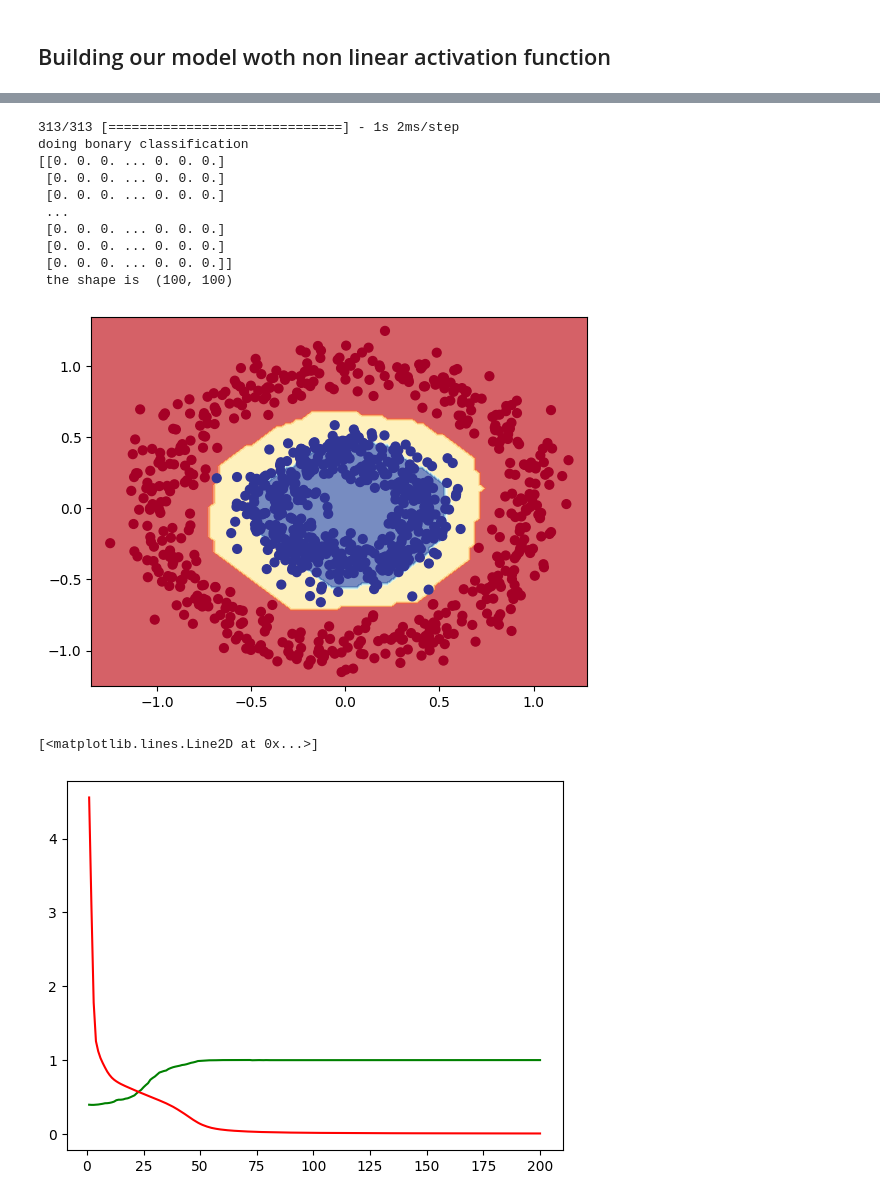
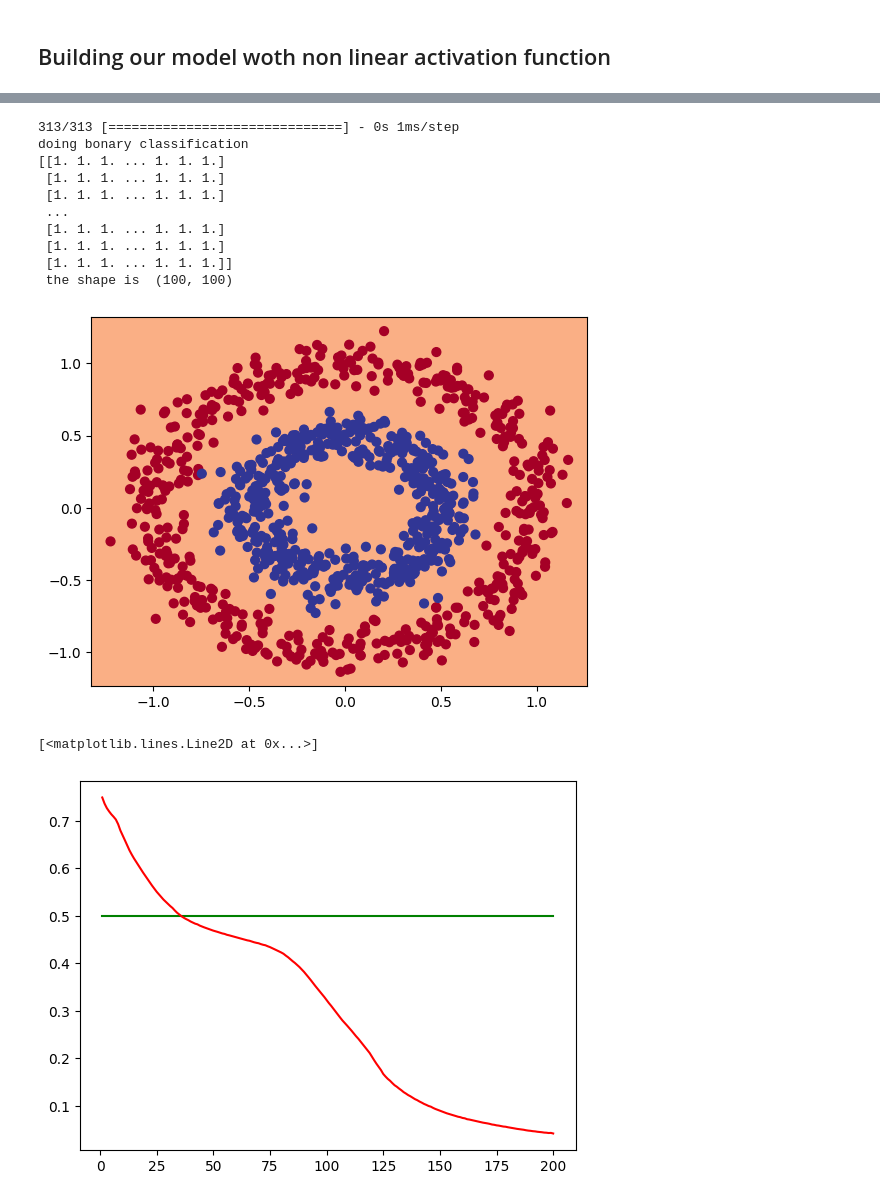
Before and after one commit to coader-128/Tensorflow, a Jupyter notebook: Neural_Network_Classification_004.ipynb, the cells around one changed output, grey strips where cells are left out. Cells and saved outputs as stored; diff of their text form; code cells hidden in the pictures.

```diff
--- a/Neural_Network_Classification_004.ipynb
+++ b/Neural_Network_Classification_004.ipynb
@@ -19,9 +19,9 @@ n_samples = 1000
 # create circles
 
 x , y = make_circles(n_samples ,
-                     noise=0.1 ,
+                     noise=0.09 ,
                      random_state = 43,
-                     factor=0.4) # factor represent how close th two circles are closer to 0 is more separete and vise versa
+                     factor=0.5) # factor represent how close th two circles are closer to 0 is more separete and vise versa
 # %%
 # check out heatures
 x
@@ -370,31 +473,31 @@ plot_decision_boundary(model = model_5 , x = x , y = y)
 # %%
 tf.random.set_seed(43)
 
 model_6 = tf.keras.Sequential([
     tf.keras.layers.Dense(4 , activation = tf.keras.activations.relu),
     tf.keras.layers.Dense(4 , activation = tf.keras.activations.relu),
-    tf.keras.layers.Dense(1 , activation = tf.keras.activations.relu)
+    tf.keras.layers.Dense(1 , activation = tf.keras.activations.softmax)
 ])
 
 model_6.compile(loss = tf.keras.losses.BinaryCrossentropy(),
                 optimizer = tf.keras.optimizers.Adam(learning_rate = 0.001),
                 metrics = ['accuracy'])
 
 history = model_6.fit(x ,  y , epochs = 200 , verbose = 0)
 
 plot_decision_boundary(model = model_6 , x = x , y = y)
 # %% [output]
-313/313 [==============================] - 1s 2ms/step
+313/313 [==============================] - 0s 1ms/step
 doing bonary classification
-[[0. 0. 0. ... 0. 0. 0.]
- [0. 0. 0. ... 0. 0. 0.]
- [0. 0. 0. ... 0. 0. 0.]
+[[1. 1. 1. ... 1. 1. 1.]
+ [1. 1. 1. ... 1. 1. 1.]
+ [1. 1. 1. ... 1. 1. 1.]
  ...
- [0. 0. 0. ... 0. 0. 0.]
- [0. 0. 0. ... 0. 0. 0.]
- [0. 0. 0. ... 0. 0. 0.]]
+ [1. 1. 1. ... 1. 1. 1.]
+ [1. 1. 1. ... 1. 1. 1.]
+ [1. 1. 1. ... 1. 1. 1.]]
  the shape is  (100, 100)
-[figure, old version]
+[figure, new version]
 # %%
 history.history.keys()
 epochs = np.arange(1 , len(history.history['accuracy'])+1 ,1)
@@ -402,4 +505,4 @@ plt.plot(epochs,history.history['accuracy']  , c = "g")
 plt.plot(epochs,history.history['loss']  , c = "r")
 # %% [output]
 [<matplotlib.lines.Line2D at 0x...>]
-[figure, old version]
+[figure, new version]
```
Also changed, not shown: parts of 95 cells of this notebook.
